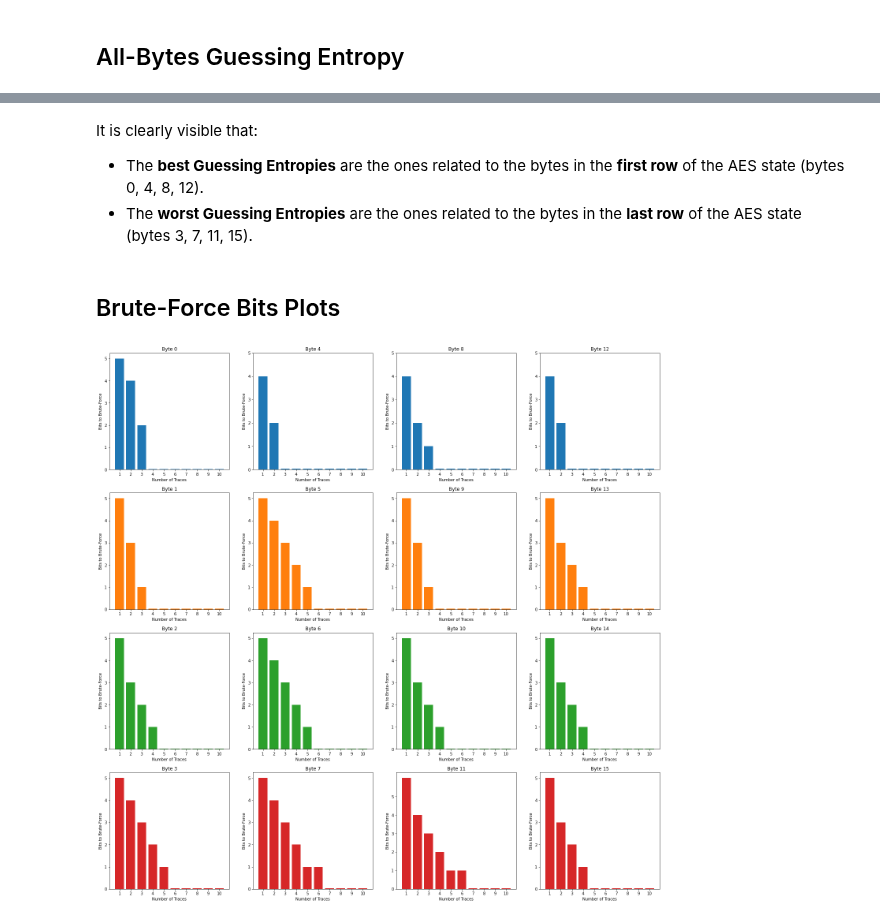
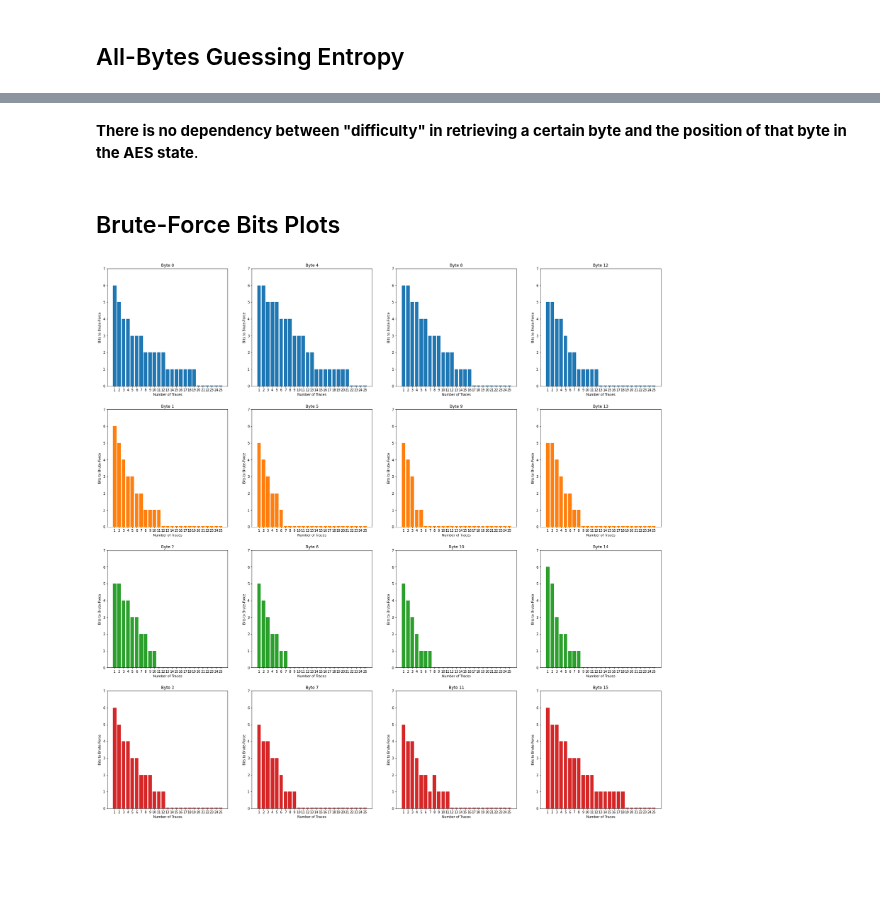
Before and after one commit to luca-castellazzi/EfficientTraining_DLSCA, a Jupyter notebook: notebooks/full_key_recovery.ipynb, the cells around one changed output, grey strips where cells are left out. Saved outputs shown, nothing was run; the diff lists cells and outputs as text; code cells hidden in the pictures; blank space fills up the shorter version.

```diff
--- a/notebooks/full_key_recovery.ipynb
+++ b/notebooks/full_key_recovery.ipynb
@@ -41,5 +42,6 @@ os.environ['TF_CPP_MIN_LOG_LEVEL'] = '1' # 1 for INFO, 2 for INFO & WARNINGs, 3
 ## Training
 # %%
 FULL_KEY_RECOVERY_FOLDER = f'{constants.RESULTS_PATH}/FullKeyRecovery'
-MODELS_FOLDER = FULL_KEY_RECOVERY_FOLDER + '/models'
+TRAIN_FOLDER = FULL_KEY_RECOVERY_FOLDER + '/training'
+SCALER_STATS_PATH = TRAIN_FOLDER + '/scaler_stats.npy'
 # %%
@@ -99,10 +116,11 @@ SINGLE_RECOVERY_FILE = FULL_KEY_RECOVERY_FOLDER + '/single_recovery.csv'
 MULTI_RECOVERY_TRACES_FILE = FULL_KEY_RECOVERY_FOLDER + '/multi_recovery_traces.csv'
 
 GES_FILE = FULL_KEY_RECOVERY_FOLDER + '/ge_per_byte.csv'
-GES_PLOT = FULL_KEY_RECOVERY_FOLDER + '/ge_per_byte.png'
+GES_PLOT_SINGLE = FULL_KEY_RECOVERY_FOLDER + '/ge_per_byte.svg'
+GES_PLOT_GROUPED = FULL_KEY_RECOVERY_FOLDER + '/ge_per_byte_grouped.svg'
 
 BFB_FILE = FULL_KEY_RECOVERY_FOLDER + '/bfb.csv'
-BFB_PLOT = FULL_KEY_RECOVERY_FOLDER + '/bfb.png'
+BFB_PLOT = FULL_KEY_RECOVERY_FOLDER + '/bfb.svg'
 # %%
 def full_key_recovery(guessing_entropy=False):
 
@@ -122,42 +140,46 @@ def full_key_recovery(guessing_entropy=False):
 
     res = []
 
+    scaler_stats = np.load(SCALER_STATS_PATH)
+
     for b in range(16):
 
-        RES_ROOT = f'{constants.RESULTS_PATH}/DKTA/SBOX_OUT/byte{b}/1d'
-        MODEL_PATH = MODELS_FOLDER + f'/model_b{b}.h5'
+        MODEL_PATH = TRAIN_FOLDER + f'/model_b{b}.h5'
 
         model = load_model(MODEL_PATH)
 
         dl = DataLoader(
             TEST_FILES,
-            n_tr_per_config=5000,
+            tot_traces=50000,
             target='SBOX_OUT',
             byte_idx=b
         )
         x, y, pbs, tkb = dl.load()
 
+        # Scale data to 0-mean and 1-variance
+        mean, std = scaler_stats[b]
+        x = (x - mean) / std
+
         preds = model.predict(x)
 
         if guessing_entropy:
             ge = results.ge(
-                preds=preds,
+                model=model,
+                x_test=x,
                 pltxt_bytes=pbs,
                 true_key_byte=tkb,
                 n_exp=100,
-                target='SBOX_OUT',
-                n_traces=100
+                target='SBOX_OUT'
             )
             res.append(ge)
         else:
             predicted_key_bytes = results.retrieve_key_byte(
                 preds=preds,
                 pltxt_bytes=pbs,
-                target='SBOX_OUT',
-                n_traces=100
+                target='SBOX_OUT'
             )
             predicted_key_bytes = np.array(predicted_key_bytes)
-            res.append(predicted_key_bytes)
+            res.append(predicted_key_bytes[:100]) # No need to consider all 50k attack traces
 
     res = np.array(res)
 
@@ -218,7 +240,7 @@ def plot_bfb(bfb, output_path):
 
     colors = list(mcolors.TABLEAU_COLORS)[:4]
 
-    f, ax = plt.subplots(4, 4, figsize=(25, 25))
+    f, ax = plt.subplots(4, 4, figsize=(30, 30))
 
     n_traces = bfb.shape[1]
 
@@ -229,7 +251,7 @@ def plot_bfb(bfb, output_path):
         y = bfb[b]
 
         ax[row, col].bar(x, y, tick_label=[i+1 for i in range(n_traces)], color=colors[row])
-        ax[row, col].set_yticks(range(6))
+        ax[row, col].set_ylim(0, 7)
         ax[row, col].set_title(f'Byte {b}')
         ax[row, col].set_xlabel('Number of Traces')
         ax[row, col].set_ylabel('Bits to Brute-Force')
@@ -338,0 +353,3 @@ plot_ges(plottable_ges, GES_PLOT)
+# %%
+plottable_ges = ges[:, :25] # Plot GE of every byte, but only with max 10 traces
+plot_ges(plottable_ges, GES_PLOT_SINGLE)
@@ -343,30 +362,28 @@ plot_ges(plottable_ges, GES_PLOT, visualize_bytes=True)
 # %% [markdown]
-It is clearly visible that:
-* The **best Guessing Entropies** are the ones related to the bytes in the **first row** of the AES state (bytes 0, 4, 8, 12).
-* The **worst Guessing Entropies** are the ones related to the bytes in the **last row** of the AES state (bytes 3, 7, 11, 15).
+**There is no dependency between "difficulty" in retrieving a certain byte and the position of that byte in the AES state**.
 # %% [markdown]
 ## Brute-Force Bits Plots
 # %%
-rounded_logs = np.rint(np.log2(plottable_ges + 1e-22))
+rounded_logs = np.rint(np.log2(plottable_ges + 1))
+# rounded_logs = np.rint(np.log2(plottable_ges + 1e-22))
 
 # Replace all negative results with 0 (to brute-force x<0 bits is meaningless)
 # Idea: consider elements of rounded_logs if they are positive, otherwise put 0.03
 # 0.03 is added for plotting reasons (0 is not useful in the plot)
 bfb = np.where(rounded_logs > 0, rounded_logs, 0.03) # brute_force_bits
 
 csv_bfb_data = np.vstack(
     (
         np.arange(bfb.shape[1]),
         bfb
     )
 ).T
-
 helpers.save_csv(
     data=csv_bfb_data,
     columns=['NTraces']+[f'Byte{b}' for b in range(bfb.shape[0])],
     output_path=BFB_FILE
 )
 
 plot_bfb(bfb, BFB_PLOT)
 # %% [output]
-[figure, old version]
+[figure, new version]
```
Also changed, not shown: parts of 9 cells of this notebook, 3 other files.
